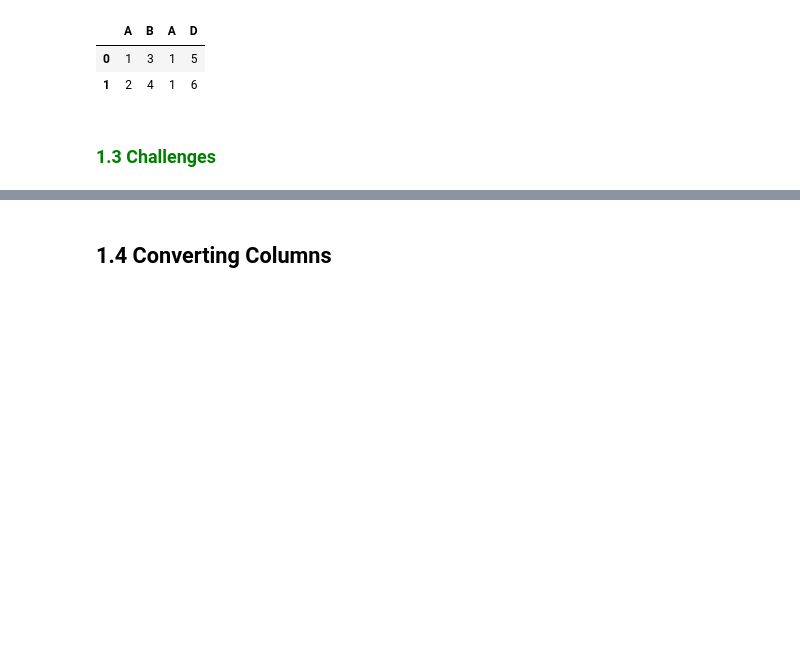
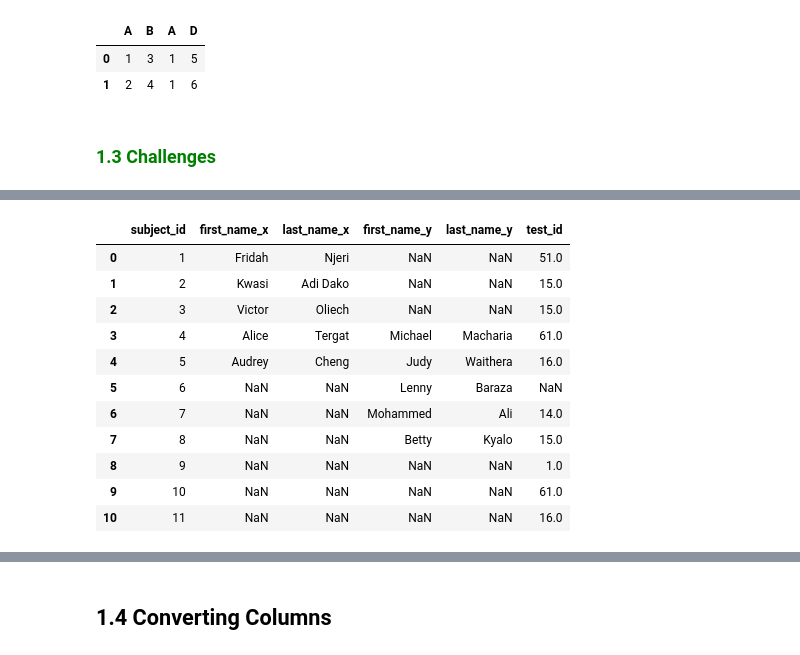
Before and after one commit to kahuroA/NUMPY_PRACTICE, a Jupyter notebook: Copy_of_Pandas_Basics.ipynb, the cells around one changed output, grey strips where cells are left out. Saved outputs shown, nothing was run; the diff lists cells and outputs as text; code cells hidden in the pictures; blank space fills up the shorter version.

```diff
--- a/Copy_of_Pandas_Basics.ipynb
+++ b/Copy_of_Pandas_Basics.ipynb
@@ -640,4 +640,7 @@ dt2 = {
         'first_name': ['Michael', 'Judy', 'Lenny', 'Mohammed', 'Betty'],
         'last_name': ['Macharia', 'Waithera', 'Baraza', 'Ali', 'Kyalo']}
 
-OUR CODE GOES HERE
+df1=pd.DataFrame(dt1)
+df2=pd.DataFrame(dt2)
+merged=df1.merge(df2, how='left', on='subject_id')
+merged
@@ -644,13 +654,30 @@ OUR CODE GOES HERE
 # %%
 # Challenge 2
 # Using dt1 and dt2 dictionaries from Challenge 1, create another Dataframe from
 # the dt3 Dictionary below. Then merge all of them along the subject_id value
 # i.e. Columns from left; subject_id, first_name, last_name, test_id
 dt3 = {
         'subject_id': ['1', '2', '3', '4', '5', '7', '8', '9', '10', '11'],
         'test_id': [51, 15, 15, 61, 16, 14, 15, 1, 61, 16]}
 
-OUR CODE GOES HERE
+df3=pd.DataFrame(dt3)
+from functools import reduce
+dfs=[df1, df2, df3]
+df_merged=reduce(lambda left, right:pd.merge(left, right, how='outer',on='subject_id'),dfs)
+df_merged
+# %% [output]
+|  | subject_id | first_name_x | last_name_x | first_name_y | last_name_y | test_id |
+| 0 | 1 | Fridah | Njeri | NaN | NaN | 51.0 |
+| 1 | 2 | Kwasi | Adi Dako | NaN | NaN | 15.0 |
+| 2 | 3 | Victor | Oliech | NaN | NaN | 15.0 |
+| 3 | 4 | Alice | Tergat | Michael | Macharia | 61.0 |
+| 4 | 5 | Audrey | Cheng | Judy | Waithera | 16.0 |
+| 5 | 6 | NaN | NaN | Lenny | Baraza | NaN |
+| 6 | 7 | NaN | NaN | Mohammed | Ali | 14.0 |
+| 7 | 8 | NaN | NaN | Betty | Kyalo | 15.0 |
+| 8 | 9 | NaN | NaN | NaN | NaN | 1.0 |
+| 9 | 10 | NaN | NaN | NaN | NaN | 61.0 |
+| 10 | 11 | NaN | NaN | NaN | NaN | 16.0 |
 # %%
 # Challenge 3
 # Create dataframes using dt1 and dt2 from Challenge 1 then merge based on indexes
```
Also changed, not shown: parts of 12 cells of this notebook.
